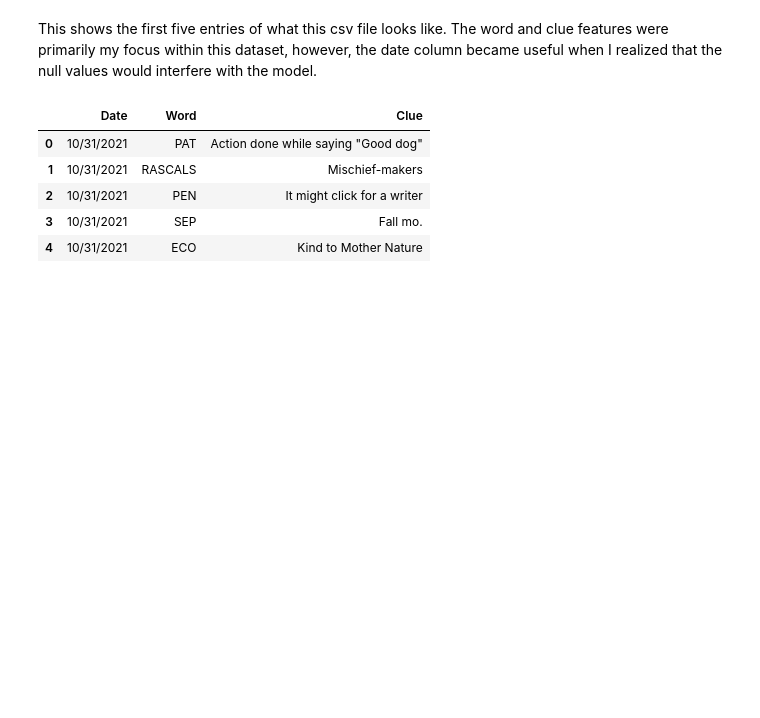
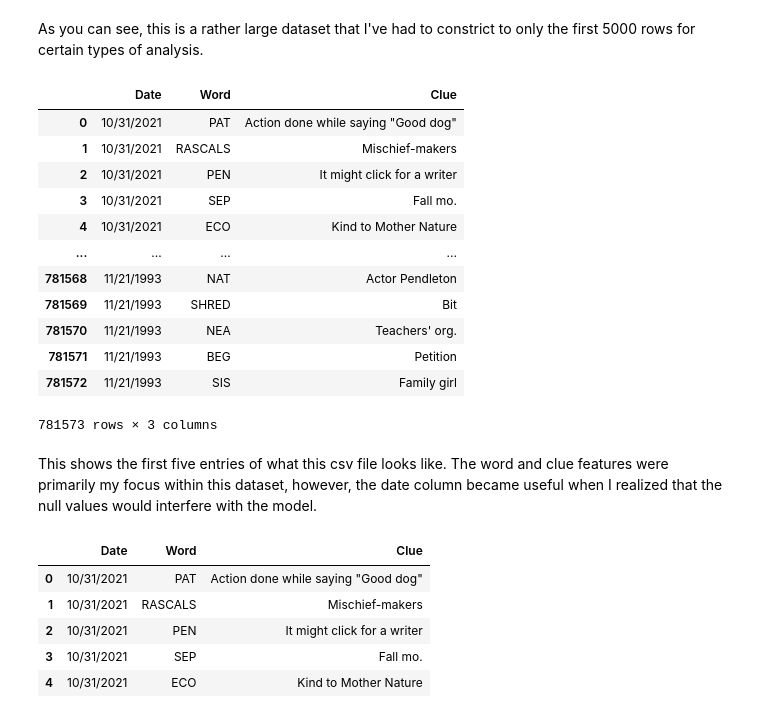
Before and after one commit to PGLavergne/NYTCrosswordPredicter, a Jupyter notebook: nytCrossword.ipynb, the cells around one changed output. Drawn from its saved outputs; the diff is of its cells as text; code cells hidden in the pictures; blank space fills up the shorter version.

```diff
--- a/nytCrossword.ipynb
+++ b/nytCrossword.ipynb
@@ -9,3 +10,21 @@ train_df = pd.read_csv(dataSet, nrows=5000)
+# %% [markdown]
+As you can see, this is a rather large dataset that I've had to constrict to only the first 5000 rows for certain types of analysis.
+# %%
+dataSet_full
+# %% [output]
+|  | Date | Word | Clue |
+| 0 | 10/31/2021 | PAT | Action done while saying "Good dog" |
+| 1 | 10/31/2021 | RASCALS | Mischief-makers |
+| 2 | 10/31/2021 | PEN | It might click for a writer |
+| 3 | 10/31/2021 | SEP | Fall mo. |
+| 4 | 10/31/2021 | ECO | Kind to Mother Nature |
+| ... | ... | ... | ... |
+| 781568 | 11/21/1993 | NAT | Actor Pendleton |
+| 781569 | 11/21/1993 | SHRED | Bit |
+| 781570 | 11/21/1993 | NEA | Teachers' org. |
+| 781571 | 11/21/1993 | BEG | Petition |
+| 781572 | 11/21/1993 | SIS | Family girl |
+781573 rows × 3 columns
 # %% [markdown]
 This shows the first five entries of what this csv file looks like. The word and clue features were primarily my focus within this dataset, however, the date column became useful when I realized that the null values would interfere with the model.
 # %%
```
Also changed, not shown: parts of 7 cells of this notebook.
